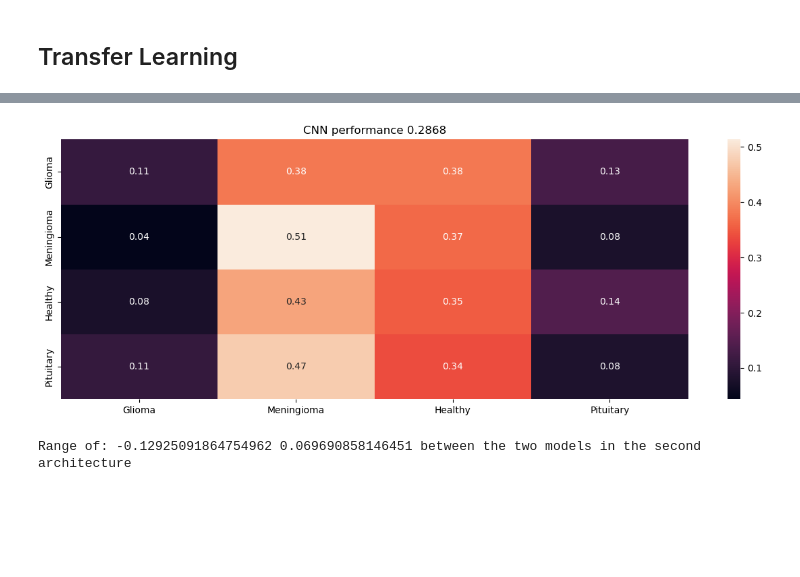
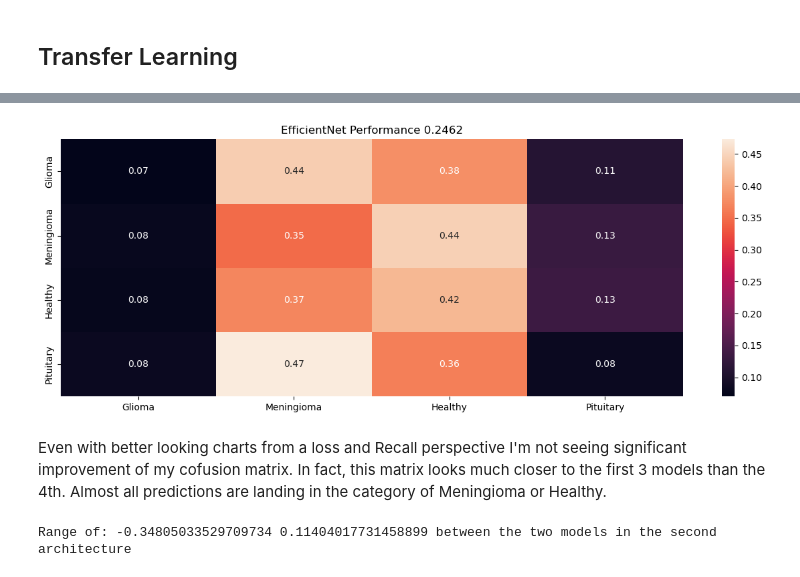
Before and after one commit to cphchip/cs7324_code, a Jupyter notebook: Lab 6/Henderson_48996654_Lab_6.ipynb, the cells around one changed output, grey strips where cells are left out. Saved outputs shown, nothing was run; the diff lists cells and outputs as text; code cells hidden in the pictures; blank space fills up the shorter version.

```diff
--- a/Lab 6/Henderson_48996654_Lab_6.ipynb
+++ b/Lab 6/Henderson_48996654_Lab_6.ipynb
@@ -40,7 +34,7 @@ ds_train = tf.keras.utils.image_dataset_from_directory(
     label_mode='categorical',
     class_names=None,
     color_mode='grayscale',
-    batch_size=32, # changed from default 32
+    batch_size=64, # changed from default 32
     image_size=(128, 128), # Downsample the images
     shuffle=True,
     seed=None,
@@ -57,7 +51,7 @@ ds_test = tf.keras.utils.image_dataset_from_directory(
     label_mode='categorical',
     class_names=None,
     color_mode='grayscale',
-    batch_size=32, # changed from default 32
+    batch_size=64, # changed from default 32
     image_size=(128, 128), # Downsample the images
     shuffle=True,
     seed=None,
@@ -898,12 +879,13 @@ mlp.add( Dense(units=15, activation='relu') )
 mlp.add( Dense(NUM_CLASSES) )
 mlp.add( Activation('softmax') )
 
-mlp.compile(loss='mean_squared_error',
-              optimizer='rmsprop',
+mlp.compile(loss='categorical_crossentropy',
+              optimizer='adam',
               metrics=['Recall'])
 
-mlp.fit(ds_train,
-        batch_size=32, epochs=30,
-        shuffle=True, verbose=1)
+mlp_history = mlp.fit(ds_train,
+        batch_size=64, epochs=30,
+        shuffle=True, verbose=1,
+        validation_data=(ds_test))
 # %% [output]
 Epoch 1/30
@@ -1084,3 +1173,3 @@ plt.show()
 # %%
-summarize_net(model, ds_test, title_text='CNN performance')
+summarize_net(model, ds_test, title_text='EfficientNet Performance')
 # %% [output]
@@ -1088,16 +1177,17 @@ summarize_net(model, ds_test, title_text='CNN performance')
-[figure, old version]
+[figure, new version]
+# %% [markdown]
+Even with better looking charts from a loss and Recall perspective I'm not seeing significant improvement of my cofusion matrix. In fact, this matrix looks much closer to the first 3 models than the 4th. Almost all predictions are landing in the category of Meningioma or Healthy.
 # %%
 # Modeified from lab 5 and in-class lecture to use recall
-# Compare Arch 1 model 2 with arch 2 model 1
+# Compare Arch 2 model 1 with EfficientNet
 from scipy.stats import t
 
-# get error rates for both model's f1 scores
-arch_2_mod1_err = [1 - f1 for f1 in recall_arch2_mod1]
-model_err = [1 - f1 for f1 in recall_arch2_mod2]
+recall_model = history.history['val_recall']
+model_err = [1 - rc for rc in recall_model]
 
 d = []
-for err in range(len(arch_1_mod2_err)):
-    d.append(arch_1_mod2_err[err] - model_err[err])
+for err in range(len(arch_2_mod1_err)):
+    d.append(model_err[err] - arch_2_mod1_err[err])
 
 dbar = sum(d) / len(d)
 stdtot = np.std(d)
@@ -1112,4 +1202,4 @@ t = t.ppf((1 + confidence_level) / 2, degrees_of_freedom)
 # print(f'The error of the three models is\n', acc1.mean(), '\n', acc2.mean(), '\n', acc3.mean())
 print('Range of:', dbar-t*stdtot,dbar+t*stdtot, 'between the two models in the second architecture')
 # %% [output]
-Range of: -0.12925091864754962 0.069690858146451 between the two models in the second architecture
+Range of: -0.34805033529709734 0.11404017731458899 between the two models in the second architecture
```
Also changed, not shown: parts of 78 cells of this notebook, 2 other files.
